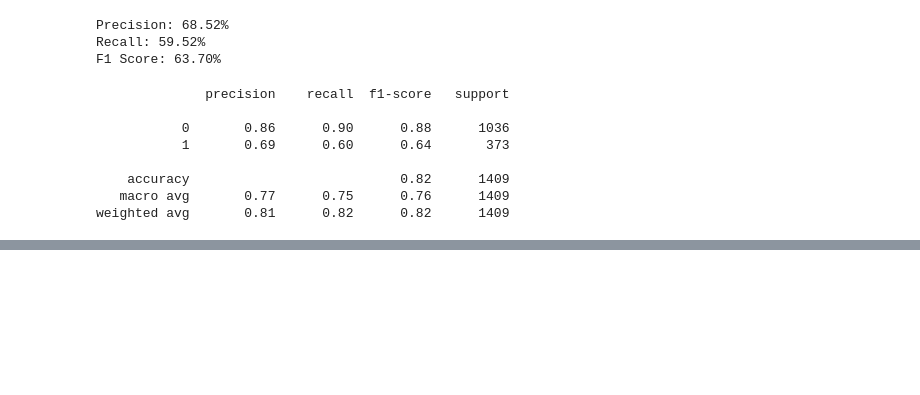
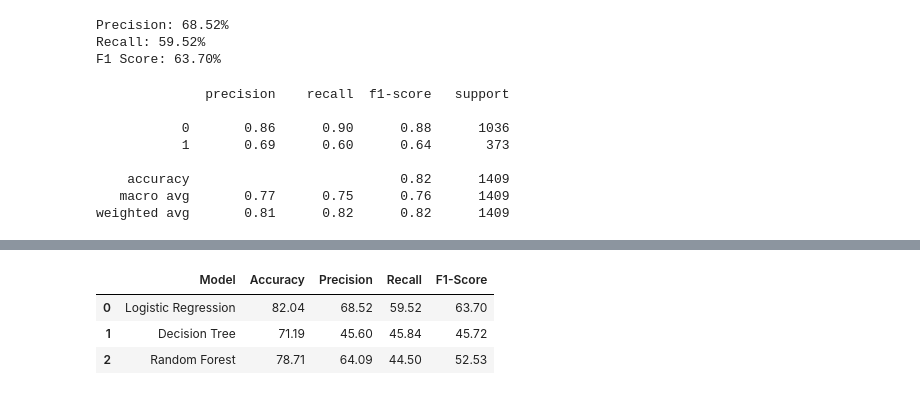
Before and after one commit to 12417745/customer-churn-prediction, a Jupyter notebook: notebooks/customer_churn_analysis.ipynb, the cells around one changed output, grey strips where cells are left out. Drawn from its saved outputs; the diff is of its cells as text; code cells hidden in the pictures; blank space fills up the shorter version.

```diff
--- a/notebooks/customer_churn_analysis.ipynb
+++ b/notebooks/customer_churn_analysis.ipynb
@@ -508,0 +634,14 @@ weighted avg       0.81      0.82      0.82      1409
+# %%
+comparison_display = comparison.copy()
+
+for column in ["Accuracy", "Precision", "Recall", "F1-Score"]:
+    comparison_display[column] = (
+        comparison_display[column] * 100
+    ).round(2)
+
+comparison_display
+# %% [output]
+|  | Model | Accuracy | Precision | Recall | F1-Score |
+| 0 | Logistic Regression | 82.04 | 68.52 | 59.52 | 63.70 |
+| 1 | Decision Tree | 71.19 | 45.60 | 45.84 | 45.72 |
+| 2 | Random Forest | 78.71 | 64.09 | 44.50 | 52.53 |
```
Also changed, not shown: parts of 19 cells of this notebook.
